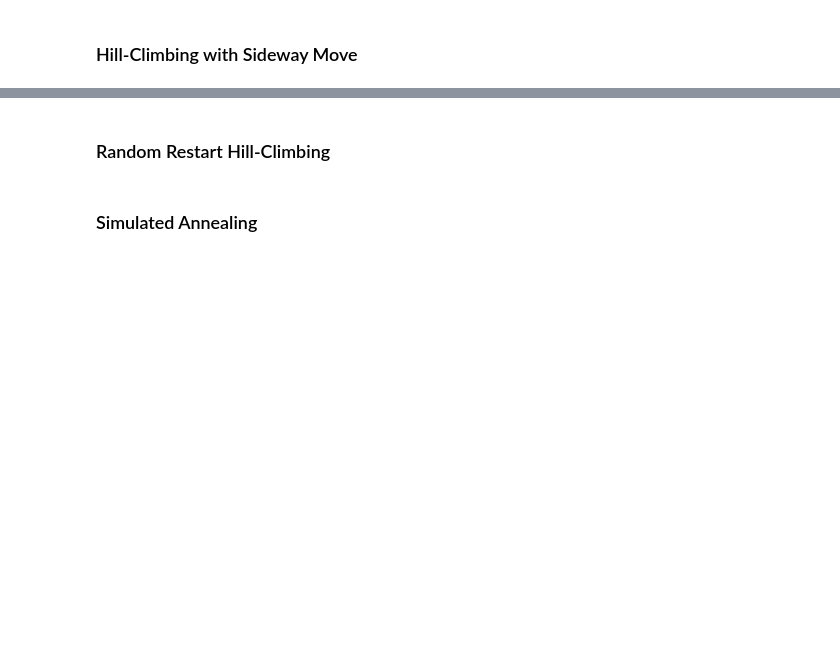
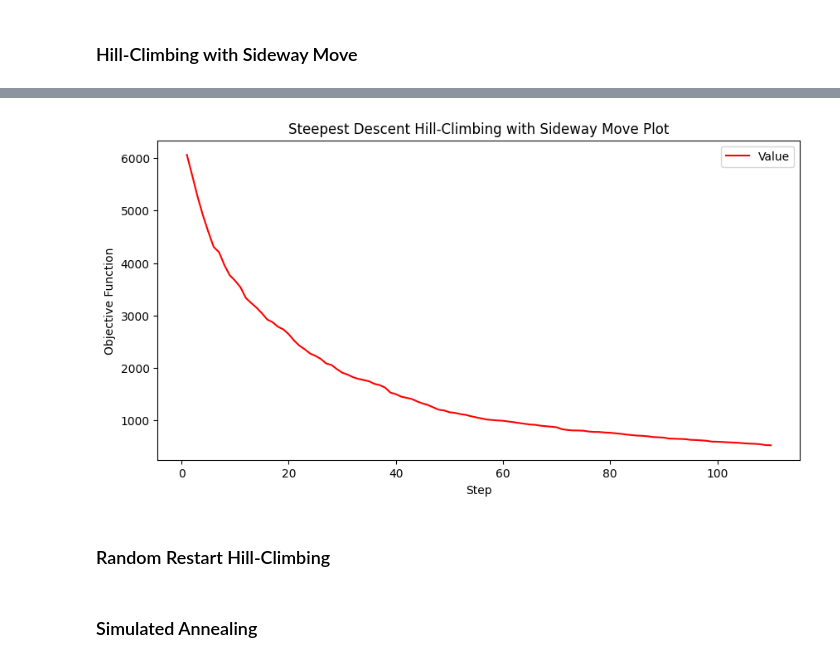
Before and after one commit to marcellinow/diagonal-magic-cube, a Jupyter notebook: main.ipynb, the cells around one changed output, grey strips where cells are left out. Saved outputs shown, nothing was run; the diff lists cells and outputs as text; code cells hidden in the pictures; blank space fills up the shorter version.

```diff
--- a/main.ipynb
+++ b/main.ipynb
@@ -153,6 +169,10 @@ sideway.results()
     Sideway counter: 0
 
 +-------------------------- END ---------------------------+
+# %%
+sideway.hist_plot()
+# %% [output]
+[figure, added]
 # %% [markdown]
 ### Random Restart Hill-Climbing
 # %%
```
Also changed, not shown: parts of 13 cells of this notebook, 4 other files.
